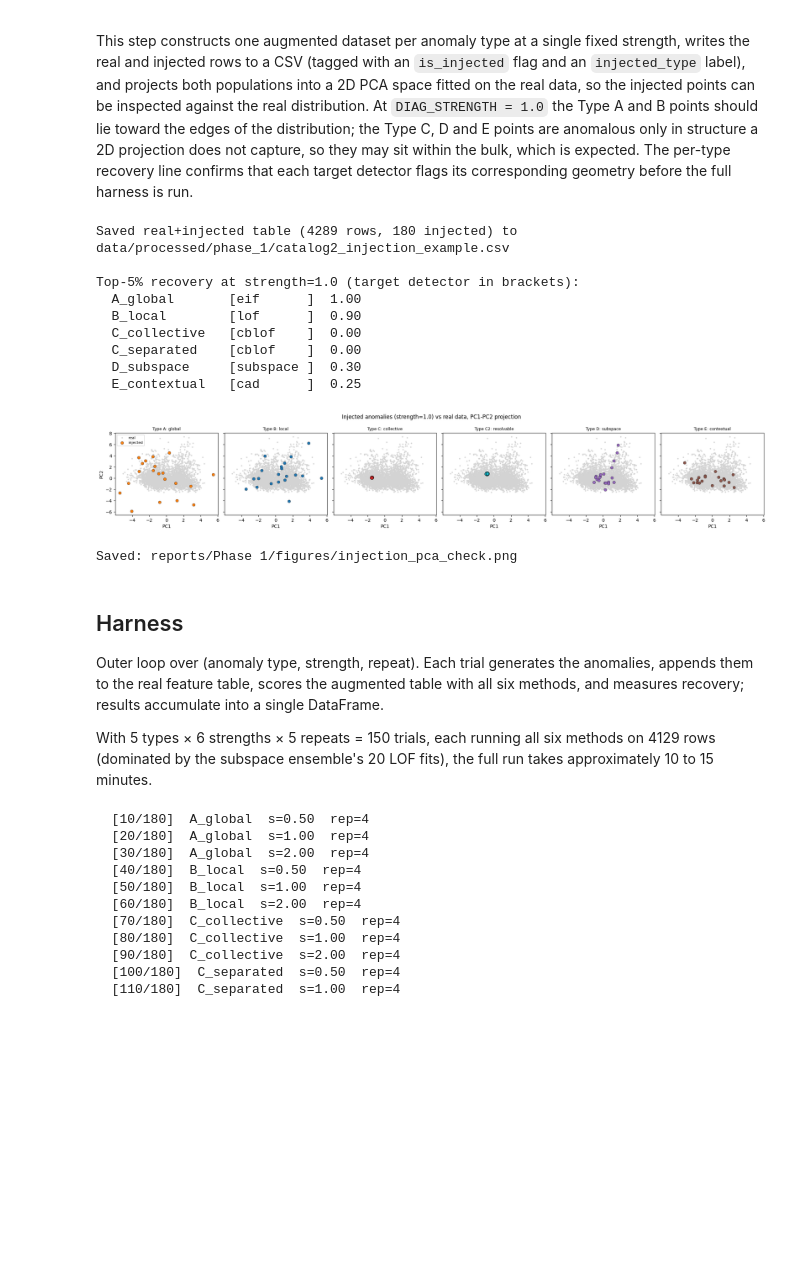
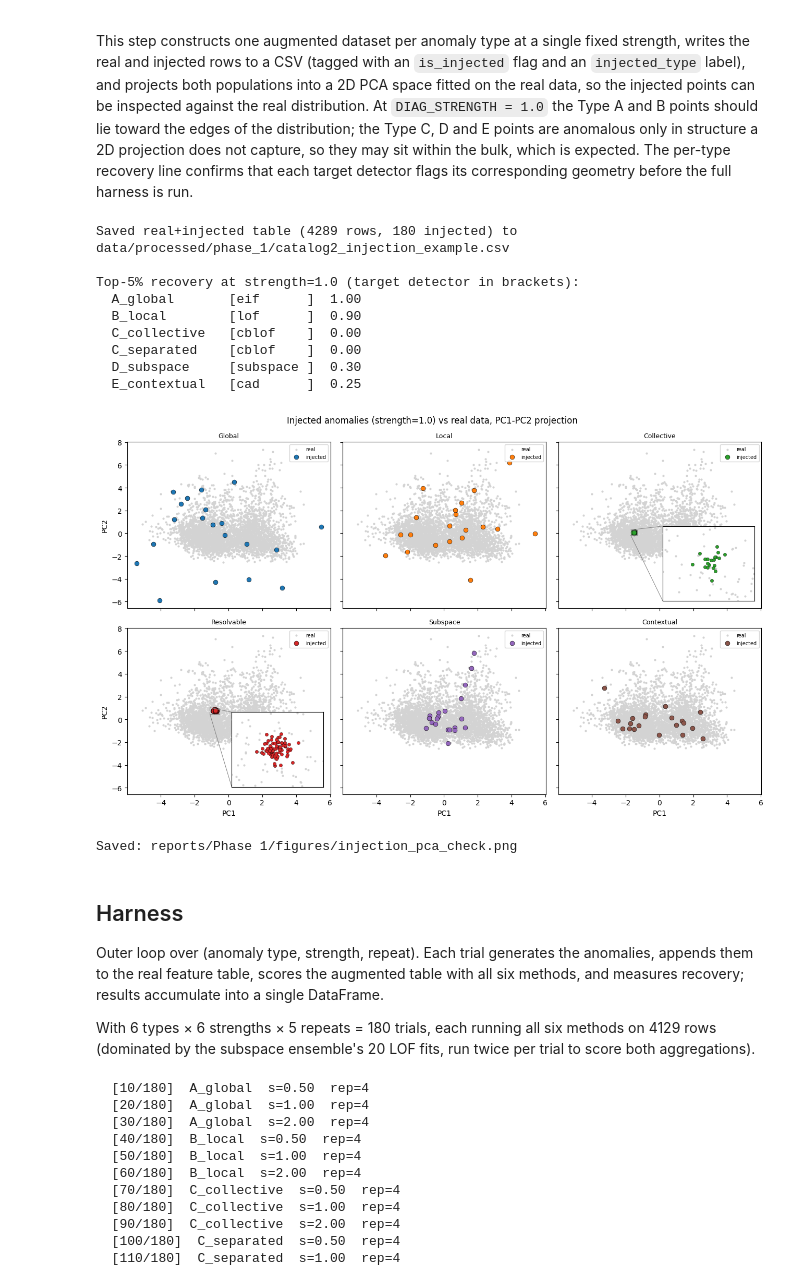
Before and after one commit to exicxx/FRBAnomalyDetection, a Jupyter notebook: Phase 1/notebooks/cat2/03_injection_recovery_cat2.ipynb, the cells around one changed output. Cells and saved outputs as stored; diff of their text form; code cells hidden in the pictures; blank space fills up the shorter version.

```diff
--- a/Phase 1/notebooks/cat2/03_injection_recovery_cat2.ipynb
+++ b/Phase 1/notebooks/cat2/03_injection_recovery_cat2.ipynb
@@ -234,14 +243,15 @@ REBUILD_DIAGNOSTIC = True
 
 DIAG_STRENGTH = 1.0
 
-TYPE_COLORS = {
-    'A_global': '#ff7f0e', 'B_local': '#1f77b4', 'C_collective': '#d62728',
-    'D_subspace': '#9467bd', 'E_contextual': '#8c564b', 'C_separated': '#17becf',
-}
+# Pulled straight from the default matplotlib cycle rather than hardcoded, this dict is only
+# used in this one figure, so there's no cross-plot consistency requirement to pin the exact
+# hex values down for.
+DEFAULT_CYCLE = plt.rcParams['axes.prop_cycle'].by_key()['color']
+TYPE_COLORS = {name: DEFAULT_CYCLE[i] for i, name in enumerate(GENERATORS)}
 TYPE_TITLES = {
-    'A_global': 'Type A: global', 'B_local': 'Type B: local',
-    'C_collective': 'Type C: collective', 'C_separated': 'Type C2: resolvable',
-    'D_subspace': 'Type D: subspace', 'E_contextual': 'Type E: contextual',
+    'A_global': 'Global', 'B_local': 'Local',
+    'C_collective': 'Collective', 'C_separated': 'Resolvable',
+    'D_subspace': 'Subspace', 'E_contextual': 'Contextual',
 }
 TARGET_METHOD = {
     'A_global': 'eif', 'B_local': 'lof', 'C_collective': 'cblof',
@@ -288,40 +298,65 @@ else:
     print(f'Saved real+injected table ({len(combined)} rows, '
           f'{int(combined["is_injected"].sum())} injected) to {combined_path.relative_to(PROJECT)}')
 
     print(f'\nTop-5% recovery at strength={DIAG_STRENGTH} (target detector in brackets):')
     for type_name, rec in sanity:
         m = TARGET_METHOD[type_name]
         print(f'  {type_name:14s} [{m:9s}]  {rec[m]["top5pct"]:.2f}')
 
-# PCA scatter: one panel per type, real in grey, injected coloured.
-fig, axes = plt.subplots(1, len(GENERATORS), figsize=(21, 3.8), sharex=True, sharey=True)
+# PCA scatter: one panel per type, real in grey, injected coloured, 2x3 rather than 1x6 so
+# each panel gets more room. Types C and C2 (tight micro-clusters) get a zoomed inset, since at
+# full-population scale a cluster of near-identical points collapses to what looks like a
+# single dot.
+INSET_TYPES = {'C_collective', 'C_separated'}
+
+fig, axes = plt.subplots(2, 3, figsize=(13, 8), sharex=True, sharey=True)
 fig.suptitle(f'Injected anomalies (strength={DIAG_STRENGTH}) vs real data, '
              f'PC1-PC2 projection', fontsize=12)
-for ax, type_name in zip(axes, GENERATORS):
+for idx, (ax, type_name) in enumerate(zip(axes.flat, GENERATORS)):
     ax.scatter(real_2d[:, 0], real_2d[:, 1], s=4, c='lightgrey', label='real')
     inj = injected_2d[type_name]
     ax.scatter(inj[:, 0], inj[:, 1], s=40, c=TYPE_COLORS[type_name],
                edgecolor='k', linewidth=0.4, label='injected')
     ax.set_title(TYPE_TITLES[type_name], fontsize=9)
-    ax.set_xlabel('PC1')
-axes[0].set_ylabel('PC2')
-axes[0].legend(fontsize=8, loc='best')
+    ax.legend(fontsize=7, loc='best')
+    if idx >= 3:
+        ax.set_xlabel('PC1')
+    if idx % 3 == 0:
+        ax.set_ylabel('PC2')
+
+    if type_name in INSET_TYPES:
+        # Zoom to the injected cluster's own bounding box (plus margin) so its individual
+        # points resolve as a scatter instead of one merged dot.
+        margin = 0.6 * max(np.ptp(inj[:, 0]), np.ptp(inj[:, 1]), 0.1)
+        x0, x1 = inj[:, 0].min() - margin, inj[:, 0].max() + margin
+        y0, y1 = inj[:, 1].min() - margin, inj[:, 1].max() + margin
+        axins = inset_axes(ax, width='45%', height='45%', loc='lower right', borderpad=1)
+        axins.scatter(real_2d[:, 0], real_2d[:, 1], s=4, c='lightgrey')
+        axins.scatter(inj[:, 0], inj[:, 1], s=20, c=TYPE_COLORS[type_name],
+                       edgecolor='k', linewidth=0.3)
+        axins.set_xlim(x0, x1)
+        axins.set_ylim(y0, y1)
+        axins.set_xticks([])
+        axins.set_yticks([])
+        mark_inset(ax, axins, loc1=2, loc2=3, fc='none', ec='0.5', lw=0.7)
+
+
 plt.tight_layout()
 fig_path = PROJECT / 'reports' / 'Phase 1' / 'figures' / 'injection_pca_check.png'
 fig.savefig(fig_path, dpi=150, bbox_inches='tight')
 plt.show()
 print(f'Saved: {fig_path.relative_to(PROJECT)}')
 # %% [output]
 Saved real+injected table (4289 rows, 180 injected) to data/processed/phase_1/catalog2_injection_example.csv
 
 Top-5% recovery at strength=1.0 (target detector in brackets):
   A_global       [eif      ]  1.00
   B_local        [lof      ]  0.90
   C_collective   [cblof    ]  0.00
   C_separated    [cblof    ]  0.00
   D_subspace     [subspace ]  0.30
   E_contextual   [cad      ]  0.25
-[figure, old version]
+[figure, new version]
 Saved: reports/Phase 1/figures/injection_pca_check.png
 # %% [markdown]
 ## Harness
@@ -330,9 +365,9 @@ Outer loop over (anomaly type, strength, repeat). Each trial generates the anoma
 appends them to the real feature table, scores the augmented table with all six methods,
 and measures recovery; results accumulate into a single DataFrame.
 
-With 5 types × 6 strengths × 5 repeats = 150 trials, each running all six methods on 4129
-rows (dominated by the subspace ensemble's 20 LOF fits), the full run takes approximately
-10 to 15 minutes.
+With 6 types × 6 strengths × 5 repeats = 180 trials, each running all six methods on 4129
+rows (dominated by the subspace ensemble's 20 LOF fits, run twice per trial to score both
+aggregations).
 # %%
 STRENGTHS = [0.25, 0.5, 0.75, 1.0, 1.5, 2.0]
 N_REPEATS = 5
```
Also changed, not shown: parts of 8 cells of this notebook, 14 other files.
